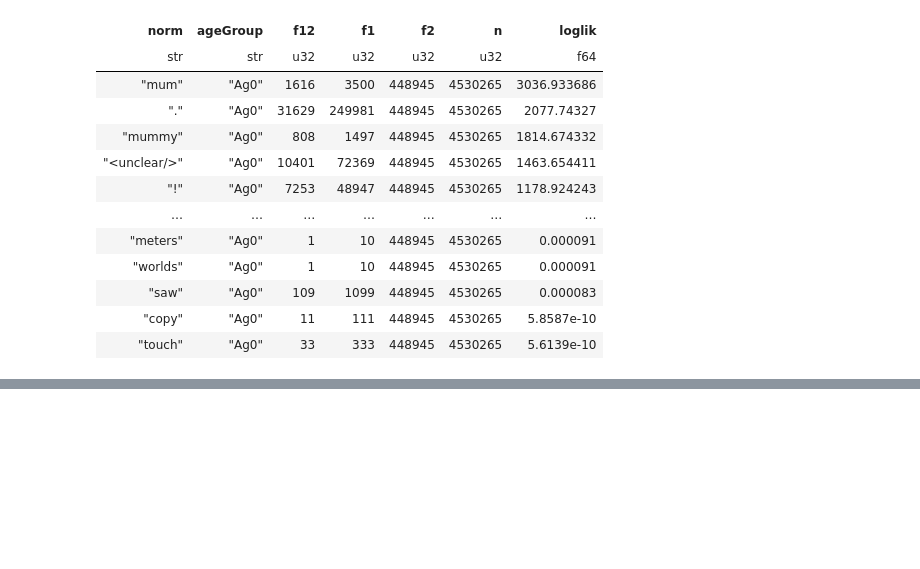
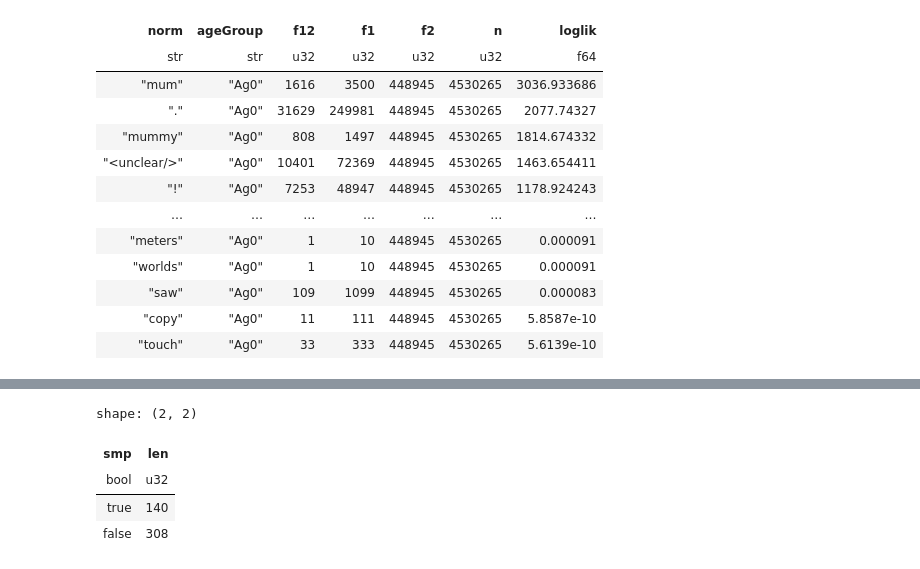
Before and after one commit to rmalouf/polars_corpus, a Jupyter notebook: examples/keywords.ipynb, the cells around one changed output, grey strips where cells are left out. Saved outputs shown, nothing was run; the diff lists cells and outputs as text; code cells hidden in the pictures; blank space fills up the shorter version.

```diff
--- a/examples/keywords.ipynb
+++ b/examples/keywords.ipynb
@@ -114,0 +183,10 @@ shape: (6_977, 7)
+# %%
+ctab.join(inq, left_on="norm", right_on="Entry", how="left").filter("Strong").group_by(
+    pl.col("smp") >= 1
+).len()
+# %% [output]
+shape: (2, 2)
+| smp | len |
+| bool | u32 |
+| true | 140 |
+| false | 308 |
```
Also changed, not shown: parts of 16 cells of this notebook, 3 other files.
